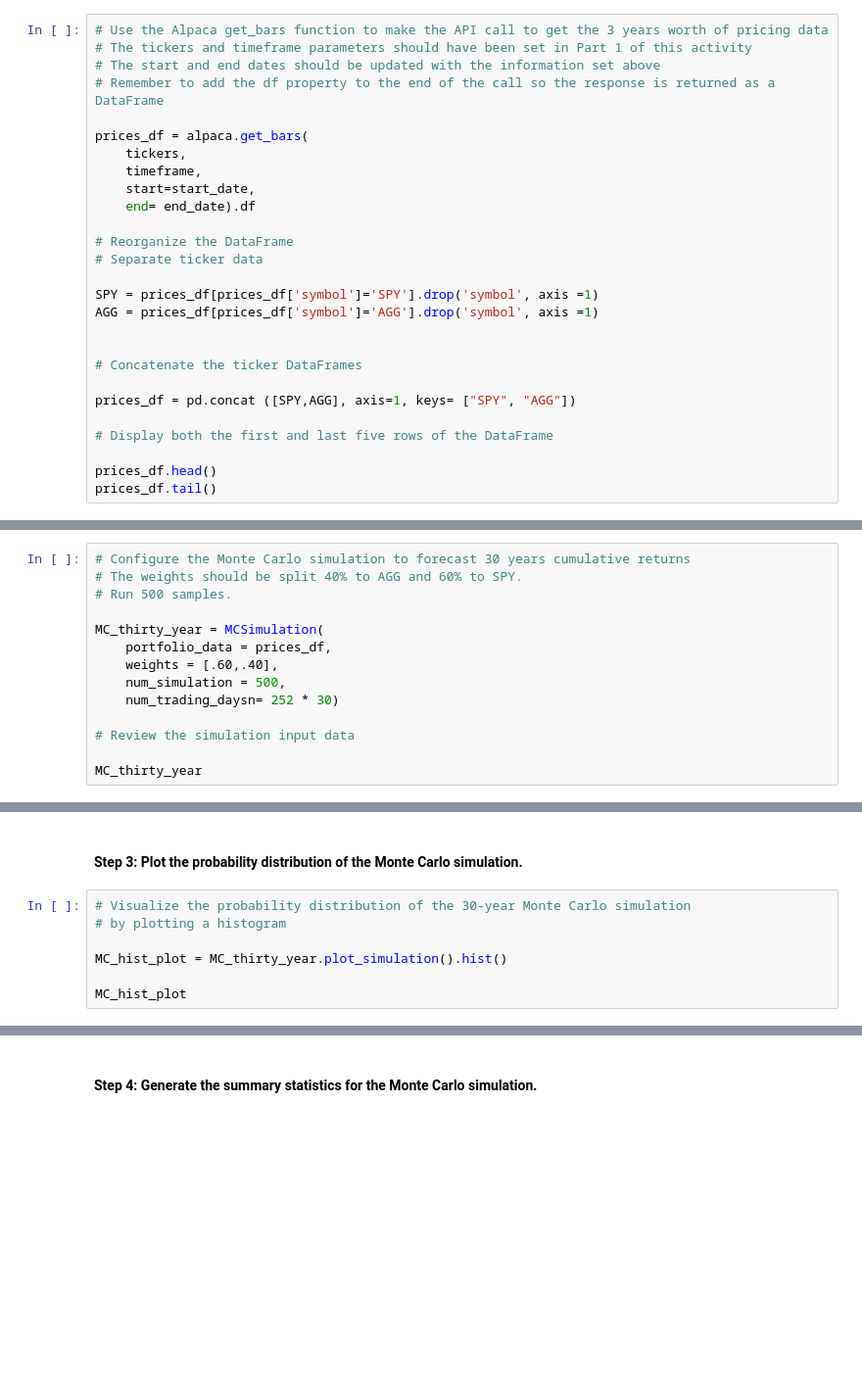
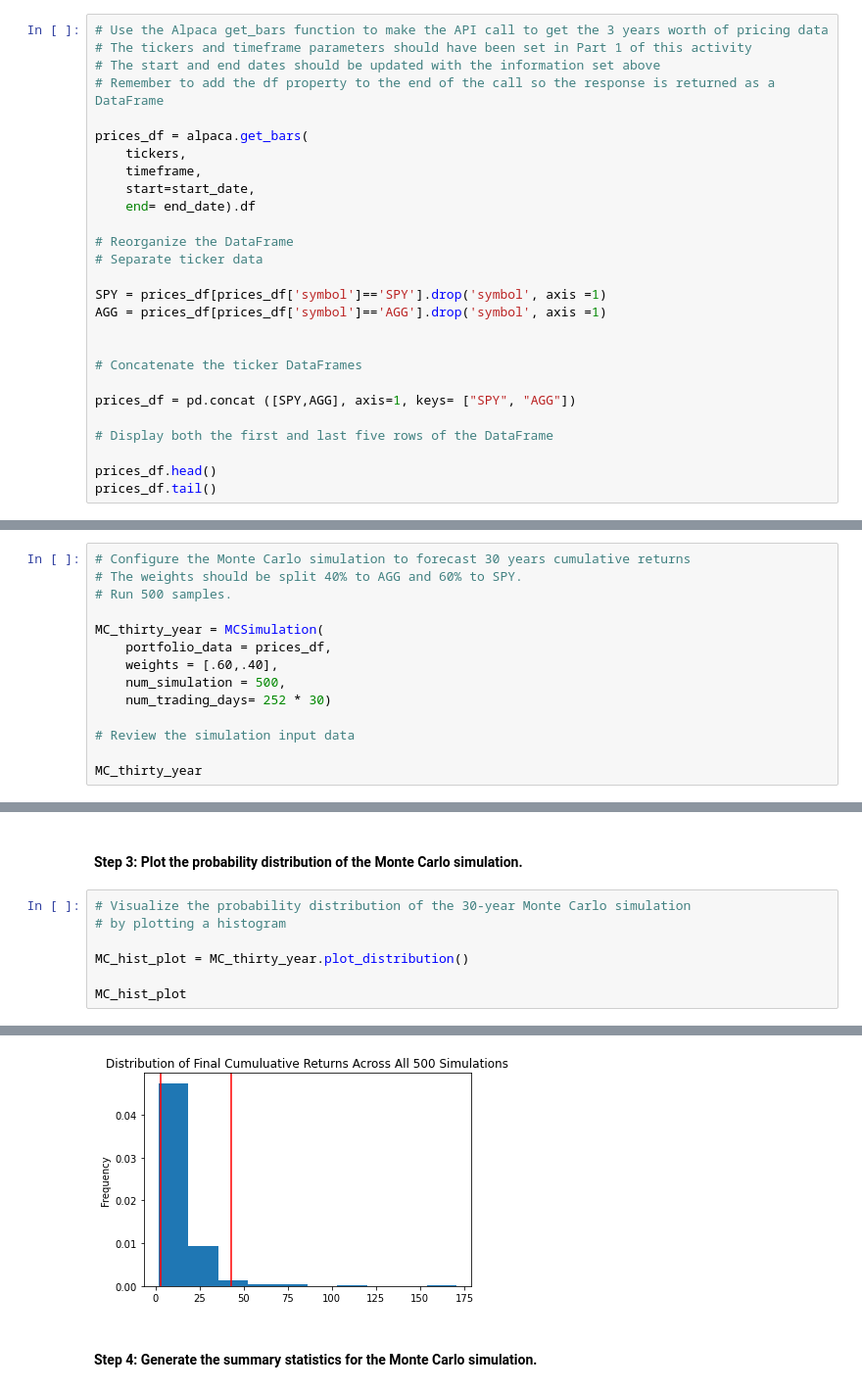
Before and after one commit to sterling-d/Financial-Simulations-Alpaca-API, a Jupyter notebook: Challenge_5_Code/financial_planning_tools.ipynb, the cells around one changed output, grey strips where cells are left out. Shown: that part at 98% size. Saved outputs shown, nothing was run; the diff lists cells and outputs as text; blank space fills up the shorter version.

```diff
--- a/Challenge_5_Code/financial_planning_tools.ipynb
+++ b/Challenge_5_Code/financial_planning_tools.ipynb
@@ -478,8 +482,8 @@ prices_df = alpaca.get_bars(
 # Reorganize the DataFrame
 # Separate ticker data
 
-SPY = prices_df[prices_df['symbol']='SPY'].drop('symbol', axis =1)
-AGG = prices_df[prices_df['symbol']='AGG'].drop('symbol', axis =1)
+SPY = prices_df[prices_df['symbol']=='SPY'].drop('symbol', axis =1)
+AGG = prices_df[prices_df['symbol']=='AGG'].drop('symbol', axis =1)
 
 
 # Concatenate the ticker DataFrames
@@ -503,7 +514,7 @@ MC_thirty_year = MCSimulation(
     portfolio_data = prices_df,
     weights = [.60,.40],
     num_simulation = 500,
-    num_trading_daysn= 252 * 30)
+    num_trading_days= 252 * 30)
 
 # Review the simulation input data
 
@@ -531,7 +582,7 @@ NameError: name 'MC_thirty_year' is not defined
 # Visualize the probability distribution of the 30-year Monte Carlo simulation
 # by plotting a histogram
 
-MC_hist_plot = MC_thirty_year.plot_simulation().hist()
+MC_hist_plot = MC_thirty_year.plot_distribution()
 
 MC_hist_plot
 # %% [output]
@@ -539,3 +590,4 @@ NameError: name 'MC_thirty_year' is not defined
+[figure, added]
 # %% [markdown]
 #### Step 4: Generate the summary statistics for the Monte Carlo simulation.
 # %%
```
Also changed, not shown: parts of 30 cells of this notebook.
